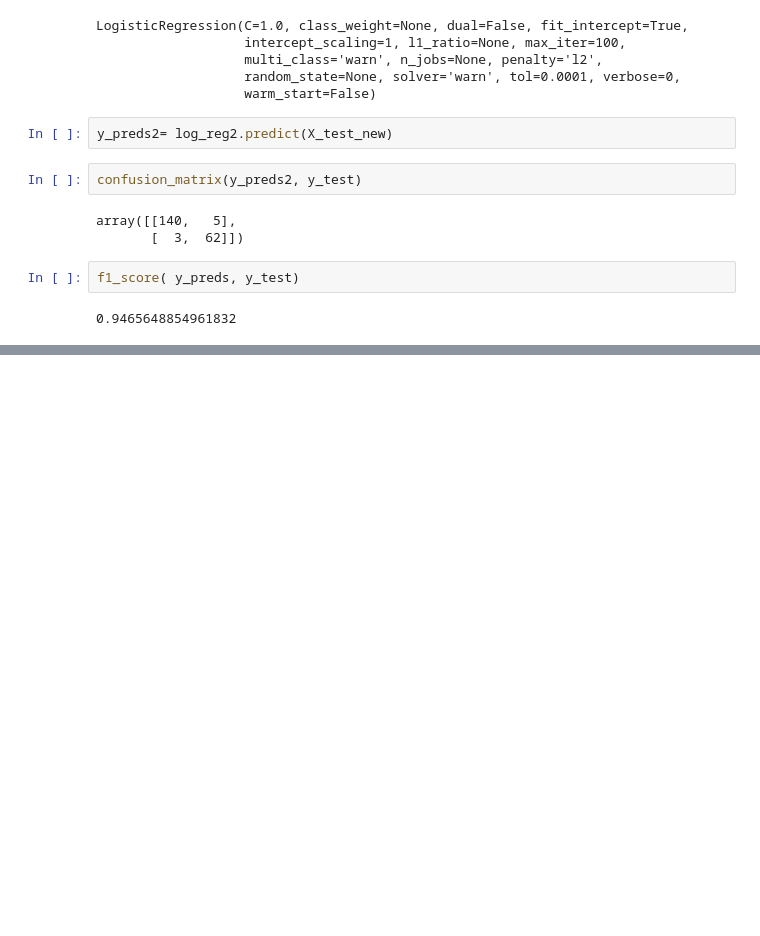
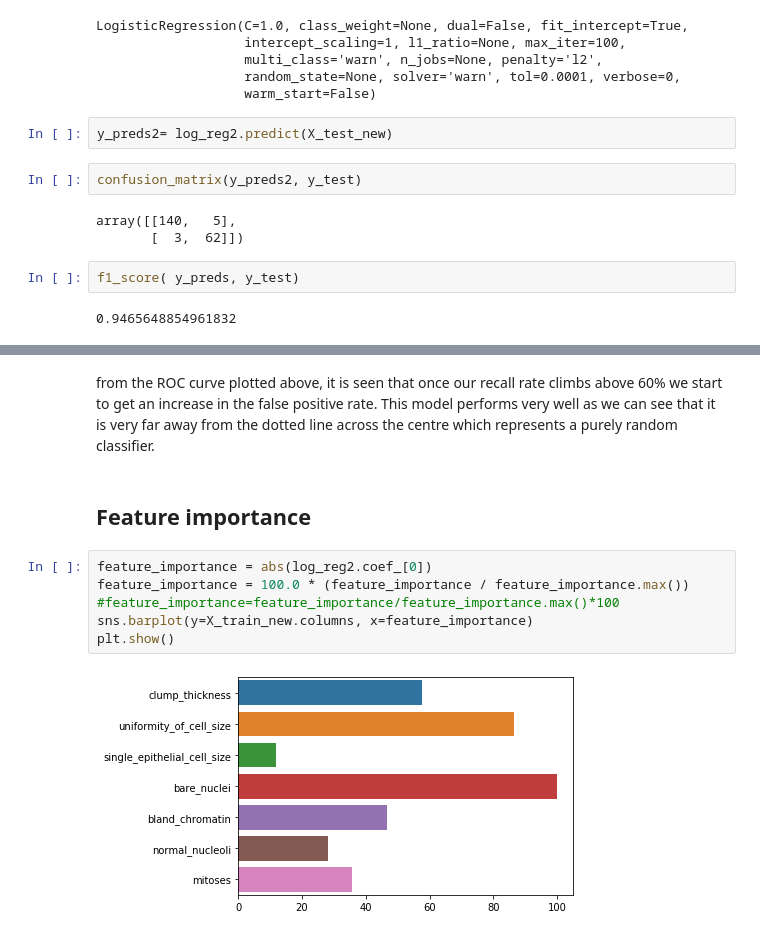
Before and after one commit to masaimahapa/breast-cancer-prediction, a Jupyter notebook: breast cancer.ipynb, the cells around one changed output, grey strips where cells are left out. Saved outputs shown, nothing was run; the diff lists cells and outputs as text; blank space fills up the shorter version.

```diff
--- a/breast cancer.ipynb
+++ b/breast cancer.ipynb
@@ -271,0 +334,12 @@ f1_score( y_preds, y_test)
+# %% [markdown]
+from the ROC curve plotted above, it is seen that once our recall rate climbs above 60% we start to get an increase in the false positive rate. This model performs very well as we can see that it is very far away from the dotted line across the centre which represents a purely random classifier.
+# %% [markdown]
+## Feature importance
+# %%
+feature_importance = abs(log_reg2.coef_[0])
+feature_importance = 100.0 * (feature_importance / feature_importance.max())
+#feature_importance=feature_importance/feature_importance.max()*100
+sns.barplot(y=X_train_new.columns, x=feature_importance)
+plt.show()
+# %% [output]
+[figure, added]
```
Also changed, not shown: parts of 39 cells of this notebook.
